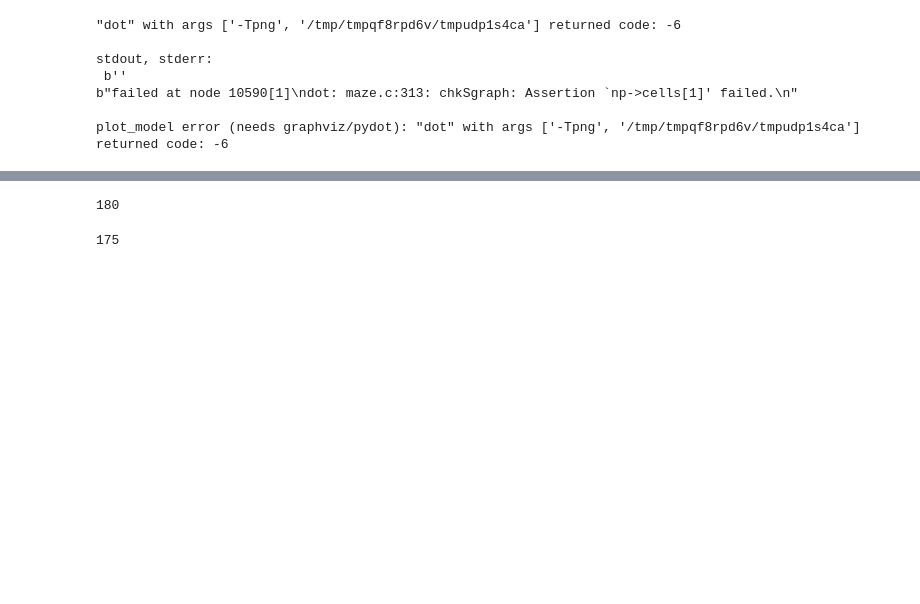
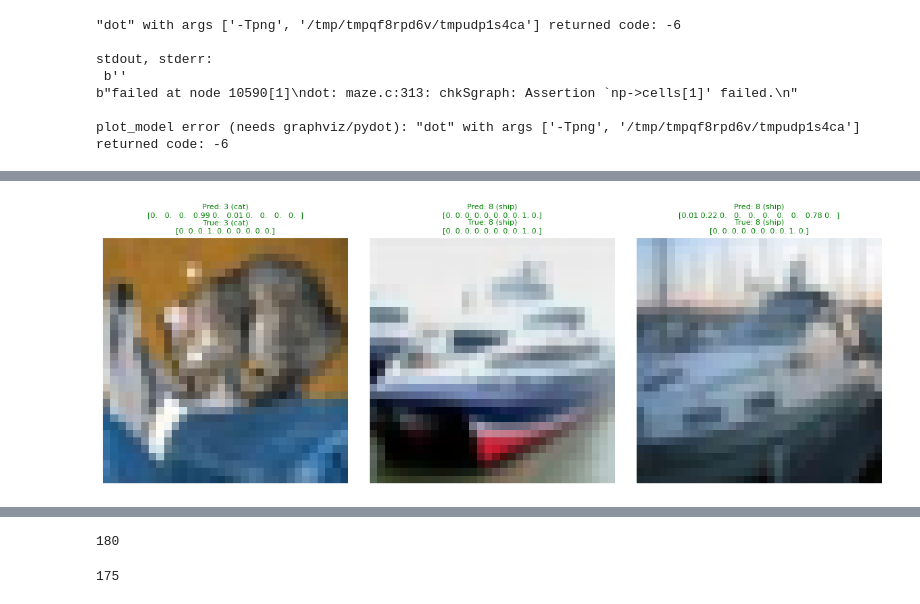
Before and after one commit to Sh1vam/transfer-learning, a Jupyter notebook: trnsfrlrng.ipynb, the cells around one changed output, grey strips where cells are left out. Drawn from its saved outputs; the diff is of its cells as text; code cells hidden in the pictures; blank space fills up the shorter version.

```diff
--- a/trnsfrlrng.ipynb
+++ b/trnsfrlrng.ipynb
@@ -163,3 +228,7 @@ model.evaluate(val_ds)
+# %%
+plot_cifar_predictions(model, x_test, y_test, num_images=3, img_size=IMG_SIZE)
+# %% [output]
+[figure, added]
 # %%
 def sub_plot_graph(history, title1, title2):
     plt.figure(figsize=(15, 5))
```
Also changed, not shown: parts of 9 cells of this notebook.
